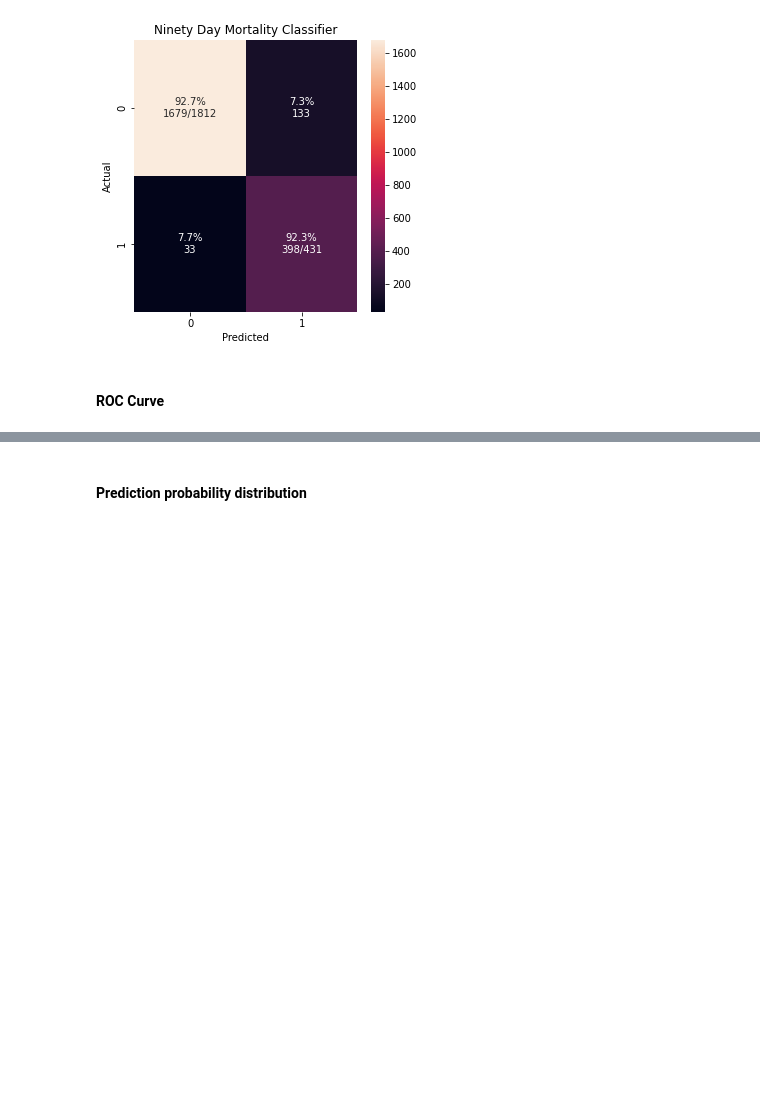
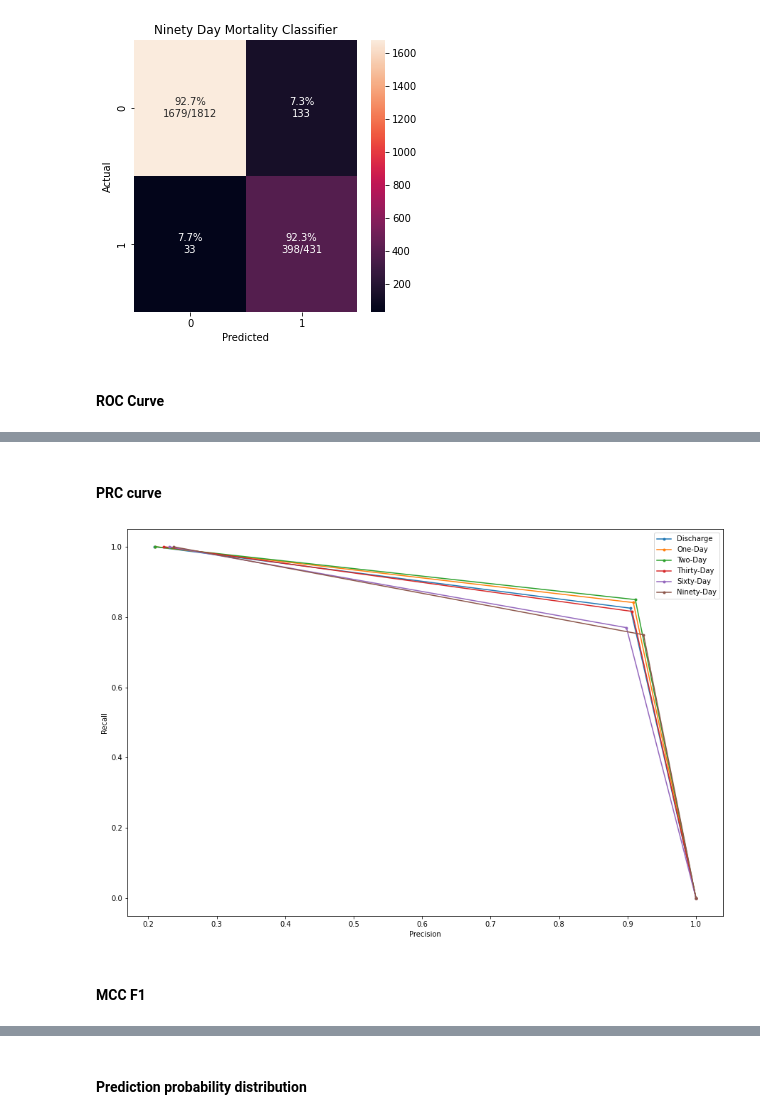
Before and after one commit to ryashpal/ML, a Jupyter notebook: mortality/xgboost.ipynb, the cells around one changed output, grey strips where cells are left out. Cells and saved outputs as stored; diff of their text form; code cells hidden in the pictures; blank space fills up the shorter version.

Commit message:
more performance metrics added

```diff
--- a/mortality/xgboost.ipynb
+++ b/mortality/xgboost.ipynb
@@ -359,0 +402,29 @@ plt.show()
+# %% [markdown]
+#### PRC curve
+# %%
+from sklearn.metrics import precision_recall_curve
+
+plt.figure(figsize=(15,10))
+
+for (pred, test, label) in [
+        (y_discharge_pred, y_discharge_test, 'Discharge')
+        , (y_one_day_pred, y_one_day_test, 'One-Day')
+        , (y_two_day_pred, y_two_day_test, 'Two-Day')
+        , (y_thirty_day_pred, y_thirty_day_test, 'Thirty-Day')
+        , (y_sixty_day_pred, y_sixty_day_test, 'Sixty-Day')
+        , (y_ninety_day_pred, y_ninety_day_test, 'Ninety-Day')
+    ]:
+    precision, recall, thresholds = precision_recall_curve(test, pred)
+    plt.plot(precision, recall, marker='.', label=label)
+
+# axis labels
+plt.xlabel('Precision')
+plt.ylabel('Recall')
+# show the legend
+plt.legend()
+# show the plot
+plt.show()
+# %% [output]
+[figure, added]
+# %% [markdown]
+#### MCC F1
```
Also changed, not shown: parts of 23 cells of this notebook.
